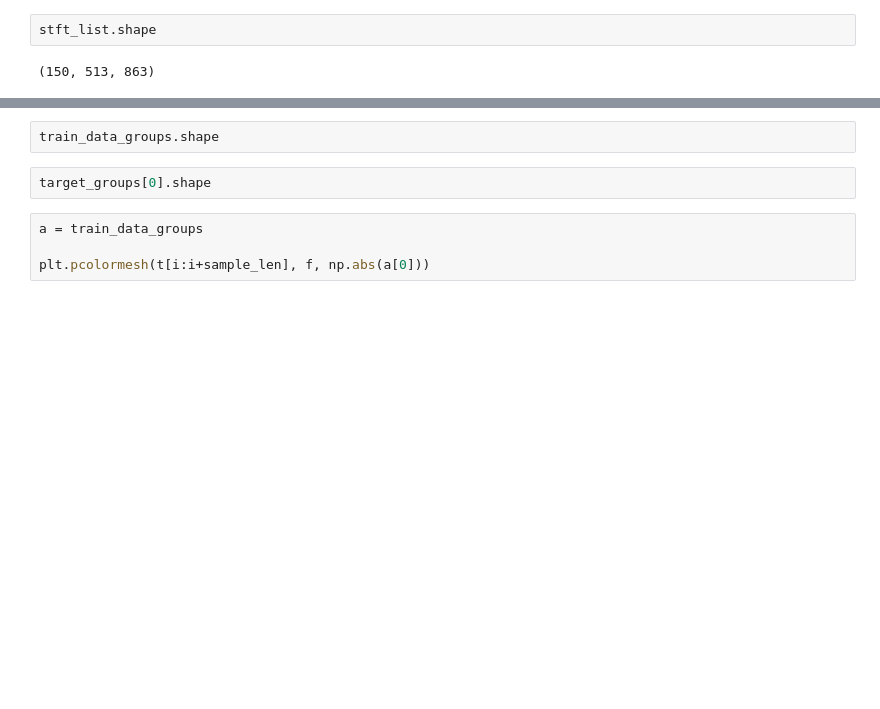
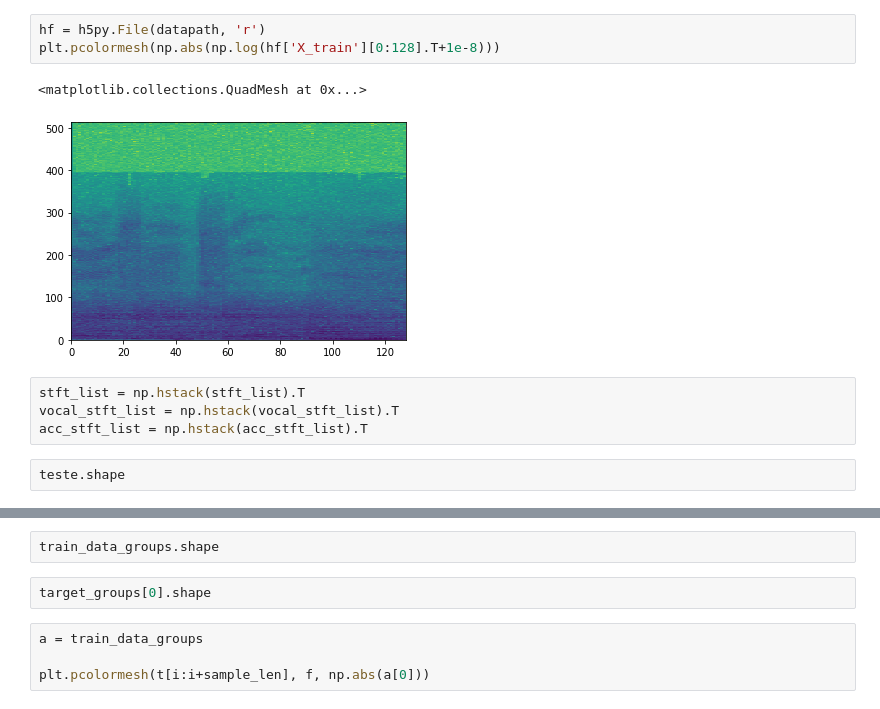
Before and after one commit to pedrohlopes/teste, a Jupyter notebook: gen_dataset.ipynb, the cells around one changed output, grey strips where cells are left out. Saved outputs shown, nothing was run; the diff lists cells and outputs as text; blank space fills up the shorter version.

```diff
--- a/gen_dataset.ipynb
+++ b/gen_dataset.ipynb
@@ -97,6 +148,14 @@ for i in tqdm(range(len(mus))):
+# %%
+hf = h5py.File(datapath, 'r')
+plt.pcolormesh(np.abs(np.log(hf['X_train'][0:128].T+1e-8)))
+# %% [output]
+<matplotlib.collections.QuadMesh at 0x...>
+[figure, added]
+# %%
+stft_list = np.hstack(stft_list).T
+vocal_stft_list = np.hstack(vocal_stft_list).T
+acc_stft_list = np.hstack(acc_stft_list).T
 # %%
-stft_list.shape
+teste.shape
-# %% [output]
-(150, 513, 863)
 # %%
 ipd.Audio(track.audio[0:num_samples,0],rate=mus[0].rate)
```
Also changed, not shown: parts of 32 cells of this notebook.
